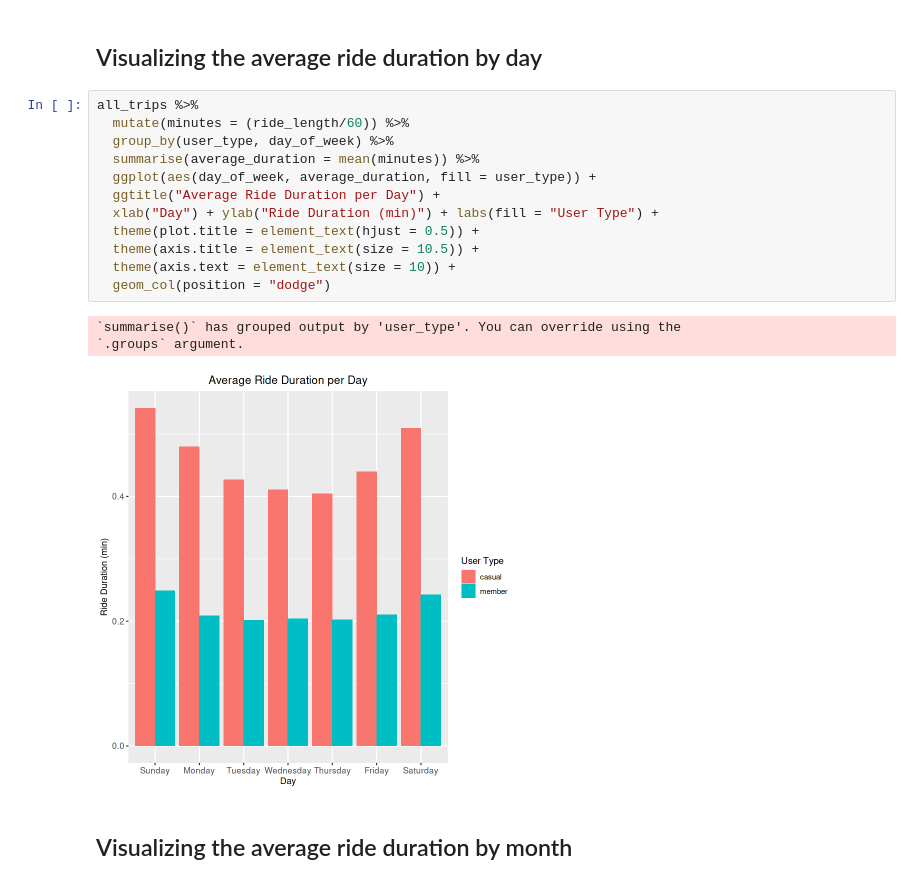
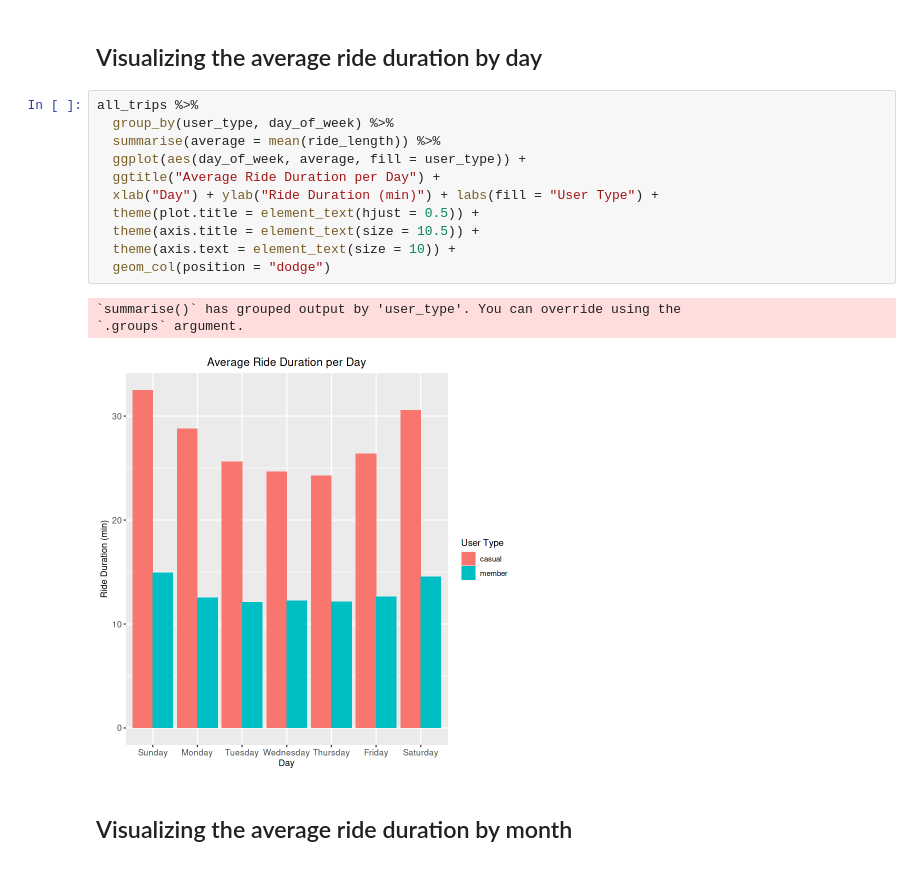
Before and after one commit to georgeselkassouf/Cyclistic-Bike-Share, a Jupyter notebook: gdac-case-study-cyclistic-bike-share.ipynb, the cells around one changed output. Drawn from its saved outputs; the diff is of its cells as text.

```diff
--- a/gdac-case-study-cyclistic-bike-share.ipynb
+++ b/gdac-case-study-cyclistic-bike-share.ipynb
@@ -544,20 +544,19 @@ all_trips %>%
 ## Visualizing the average ride duration by day
 # %%
 all_trips %>%
-  mutate(minutes = (ride_length/60)) %>%
   group_by(user_type, day_of_week) %>%
-  summarise(average_duration = mean(minutes)) %>%
-  ggplot(aes(day_of_week, average_duration, fill = user_type)) +
+  summarise(average = mean(ride_length)) %>%
+  ggplot(aes(day_of_week, average, fill = user_type)) +
   ggtitle("Average Ride Duration per Day") +
   xlab("Day") + ylab("Ride Duration (min)") + labs(fill = "User Type") +
   theme(plot.title = element_text(hjust = 0.5)) +
   theme(axis.title = element_text(size = 10.5)) +
   theme(axis.text = element_text(size = 10)) +
   geom_col(position = "dodge")
 # %% [output]
 `summarise()` has grouped output by 'user_type'. You can override using the
 `.groups` argument.
-[figure, old version]
+[figure, new version]
 # %% [markdown]
 ## Visualizing the average ride duration by month
 # %%
```
Also changed, not shown: parts of 1 cell of this notebook.
